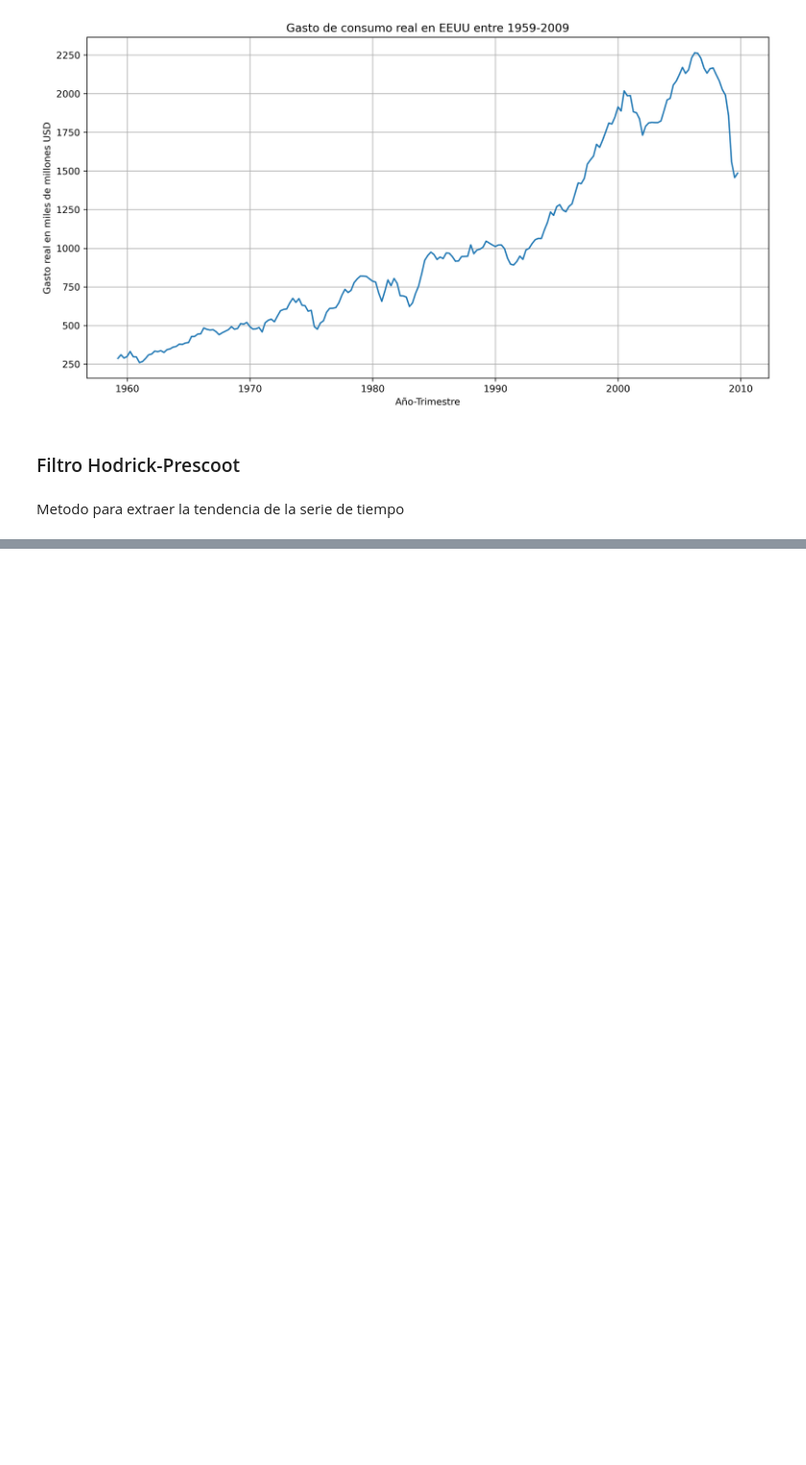
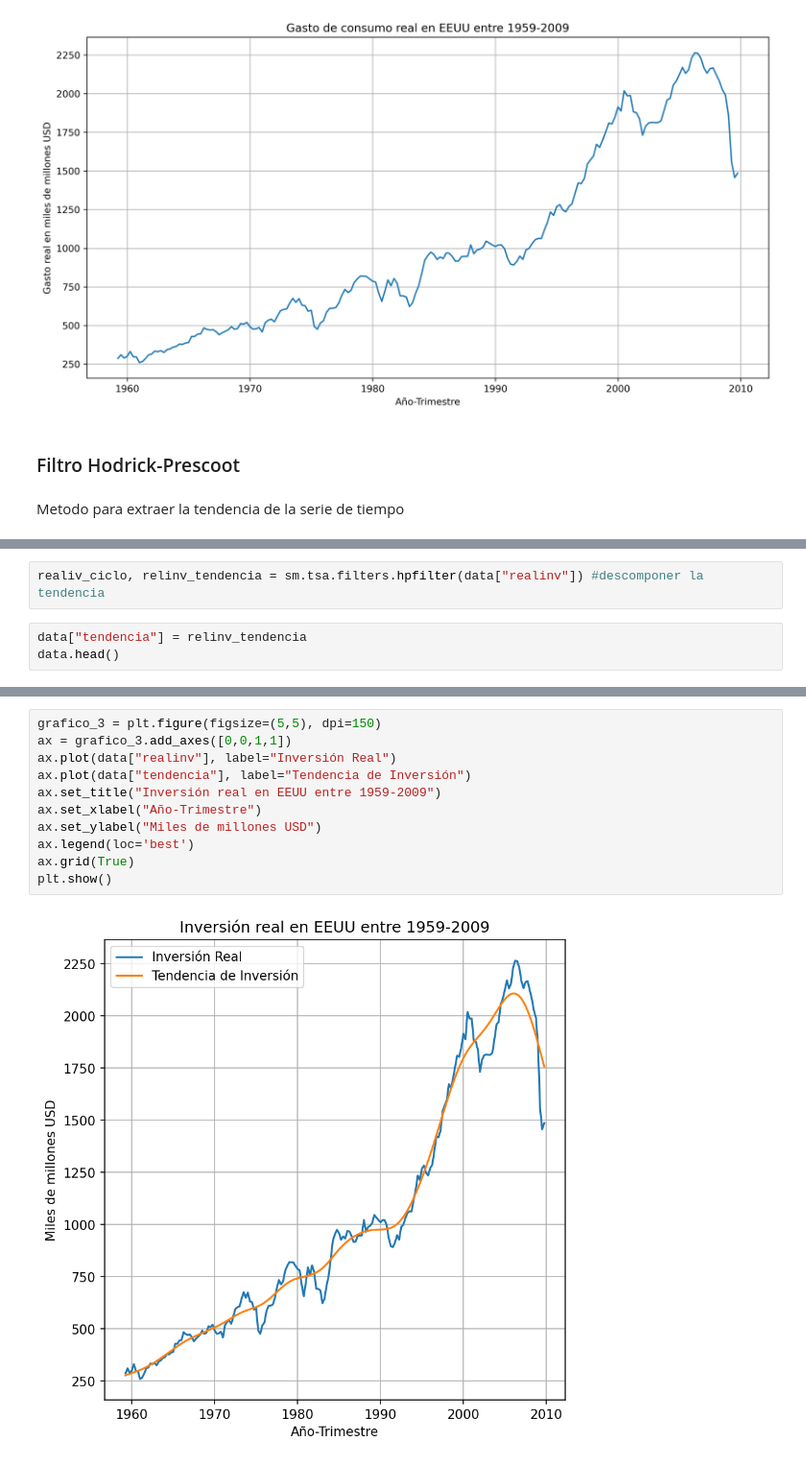
Before and after one commit to dparedes616/Series-de-Tiempo, a Jupyter notebook: statsmodels.ipynb, the cells around one changed output, grey strips where cells are left out. Shown: that part at 96% size. Drawn from its saved outputs; the diff is of its cells as text; blank space fills up the shorter version.

Commit message:
Analisis de tendencia

```diff
--- a/statsmodels.ipynb
+++ b/statsmodels.ipynb
@@ -102,0 +108,5 @@ Metodo para extraer la tendencia de la serie de tiempo
+# %%
+realiv_ciclo, relinv_tendencia = sm.tsa.filters.hpfilter(data["realinv"]) #descomponer la tendencia
+# %%
+data["tendencia"] = relinv_tendencia
+data.head()
@@ -102,0 +120,13 @@ Metodo para extraer la tendencia de la serie de tiempo
+# %%
+grafico_3 = plt.figure(figsize=(5,5), dpi=150)
+ax = grafico_3.add_axes([0,0,1,1])
+ax.plot(data["realinv"], label="Inversión Real")
+ax.plot(data["tendencia"], label="Tendencia de Inversión")
+ax.set_title("Inversión real en EEUU entre 1959-2009")
+ax.set_xlabel("Año-Trimestre")
+ax.set_ylabel("Miles de millones USD")
+ax.legend(loc='best')
+ax.grid(True)
+plt.show()
+# %% [output]
+[figure, added]
```
Also changed, not shown: parts of 3 cells of this notebook.
